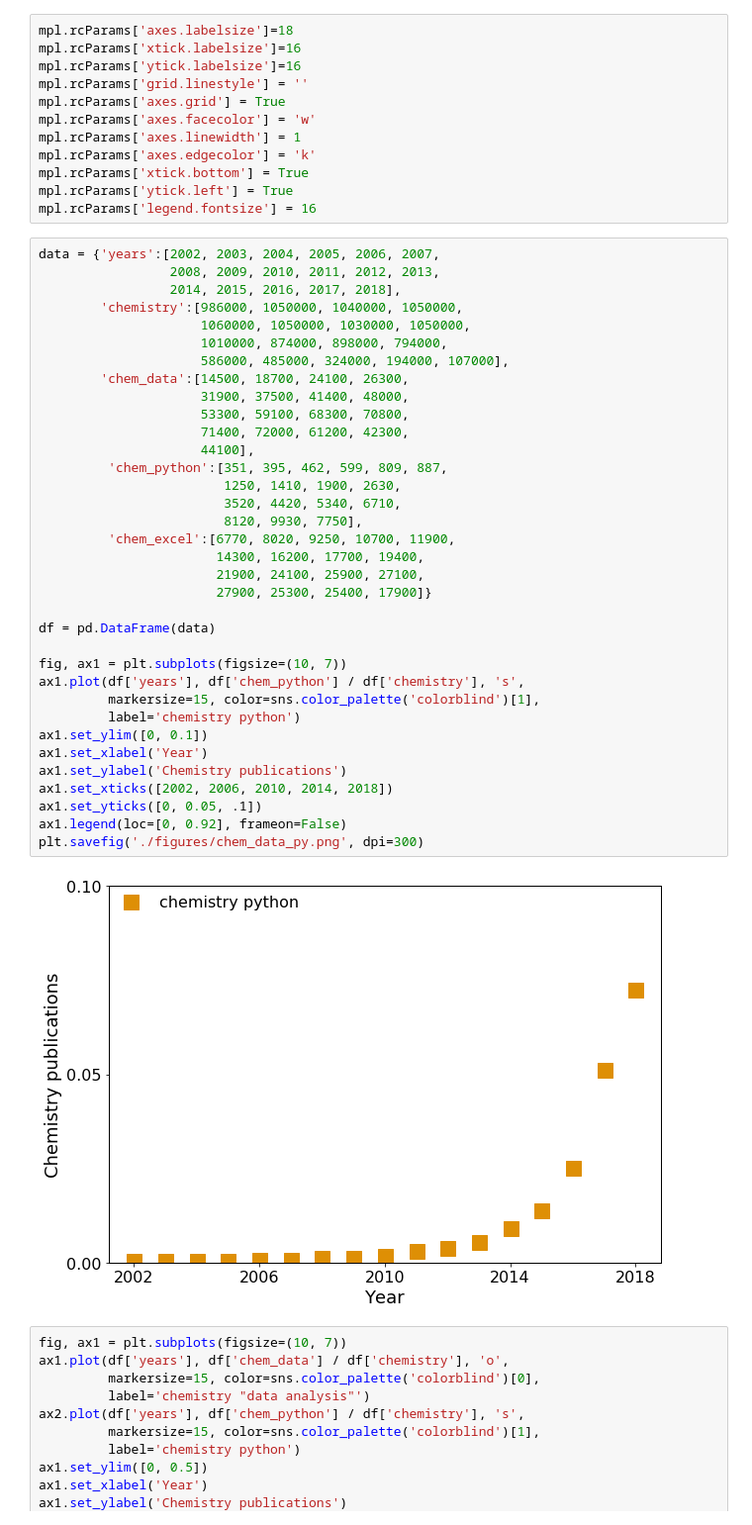
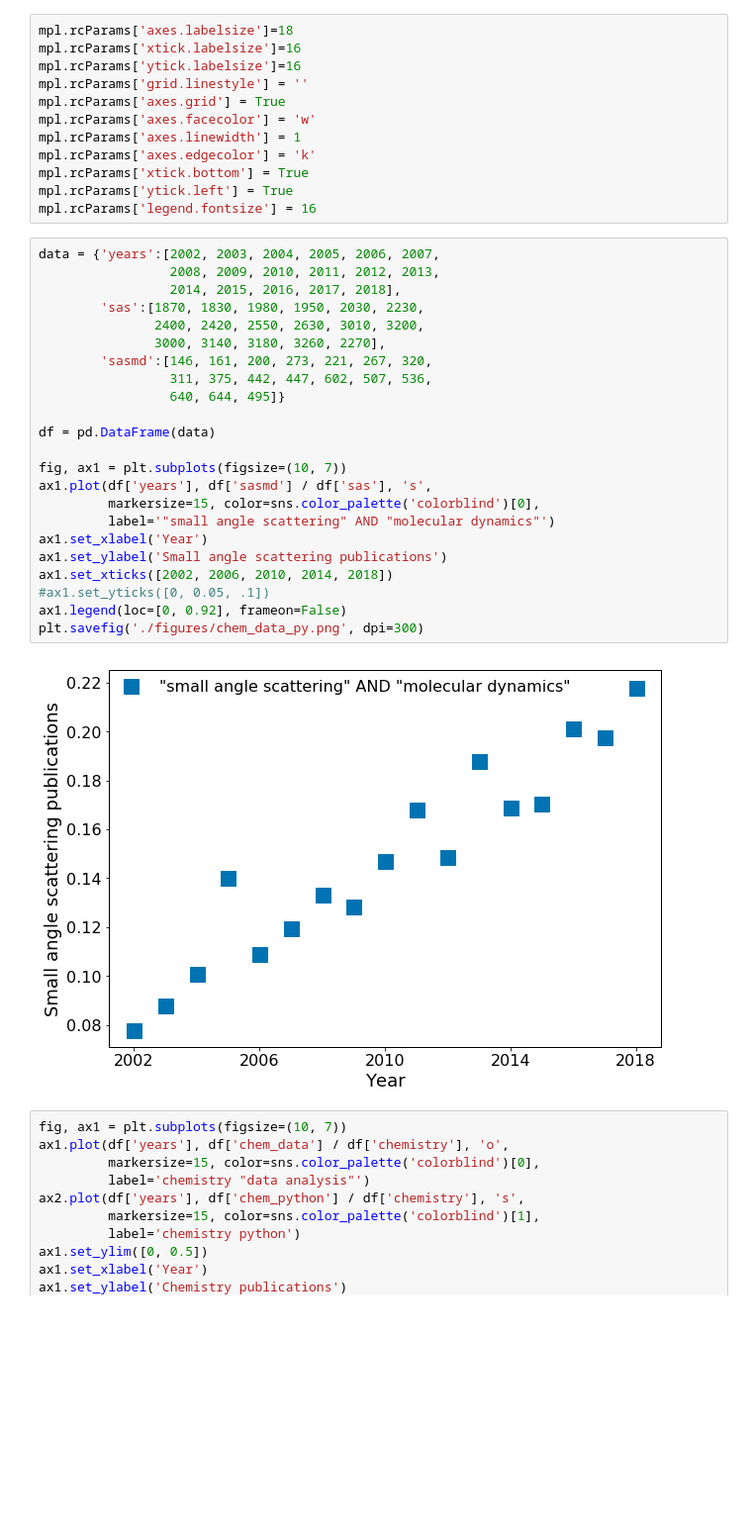
Before and after one commit to arm61/talks, a Jupyter notebook: saspylj_oct2018/plots.ipynb, the cells around one changed output. Shown at 99% size. Drawn from its saved outputs; the diff is of its cells as text; blank space fills up the shorter version.

```diff
--- a/saspylj_oct2018/plots.ipynb
+++ b/saspylj_oct2018/plots.ipynb
@@ -19,40 +19,28 @@ mpl.rcParams['legend.fontsize'] = 16
 # %%
 data = {'years':[2002, 2003, 2004, 2005, 2006, 2007,
                  2008, 2009, 2010, 2011, 2012, 2013,
                  2014, 2015, 2016, 2017, 2018],
-        'chemistry':[986000, 1050000, 1040000, 1050000,
-                     1060000, 1050000, 1030000, 1050000,
-                     1010000, 874000, 898000, 794000,
-                     586000, 485000, 324000, 194000, 107000],
-        'chem_data':[14500, 18700, 24100, 26300,
-                     31900, 37500, 41400, 48000,
-                     53300, 59100, 68300, 70800,
-                     71400, 72000, 61200, 42300,
-                     44100],
-         'chem_python':[351, 395, 462, 599, 809, 887,
-                        1250, 1410, 1900, 2630,
-                        3520, 4420, 5340, 6710,
-                        8120, 9930, 7750],
-         'chem_excel':[6770, 8020, 9250, 10700, 11900,
-                       14300, 16200, 17700, 19400,
-                       21900, 24100, 25900, 27100,
-                       27900, 25300, 25400, 17900]}
+        'sas':[1870, 1830, 1980, 1950, 2030, 2230,
+               2400, 2420, 2550, 2630, 3010, 3200,
+               3000, 3140, 3180, 3260, 2270],
+        'sasmd':[146, 161, 200, 273, 221, 267, 320,
+                 311, 375, 442, 447, 602, 507, 536,
+                 640, 644, 495]}
 
 df = pd.DataFrame(data)
 
 fig, ax1 = plt.subplots(figsize=(10, 7))
-ax1.plot(df['years'], df['chem_python'] / df['chemistry'], 's',
-         markersize=15, color=sns.color_palette('colorblind')[1],
-         label='chemistry python')
-ax1.set_ylim([0, 0.1])
+ax1.plot(df['years'], df['sasmd'] / df['sas'], 's',
+         markersize=15, color=sns.color_palette('colorblind')[0],
+         label='"small angle scattering" AND "molecular dynamics"')
 ax1.set_xlabel('Year')
-ax1.set_ylabel('Chemistry publications')
+ax1.set_ylabel('Small angle scattering publications')
 ax1.set_xticks([2002, 2006, 2010, 2014, 2018])
-ax1.set_yticks([0, 0.05, .1])
+#ax1.set_yticks([0, 0.05, .1])
 ax1.legend(loc=[0, 0.92], frameon=False)
 plt.savefig('./figures/chem_data_py.png', dpi=300)
 # %% [output]
-[figure, old version]
+[figure, new version]
 # %%
 fig, ax1 = plt.subplots(figsize=(10, 7))
 ax1.plot(df['years'], df['chem_data'] / df['chemistry'], 'o',
```
Also changed, not shown: 32 other files.
